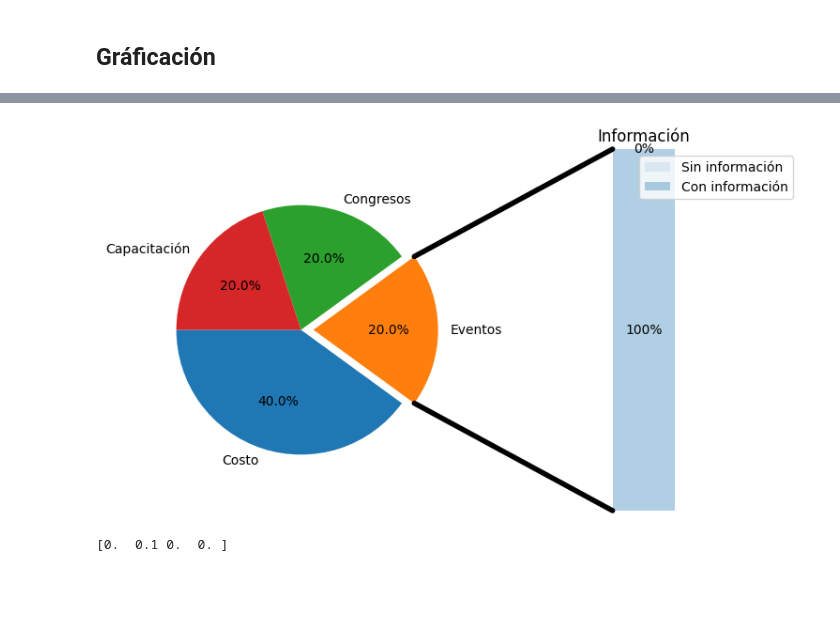
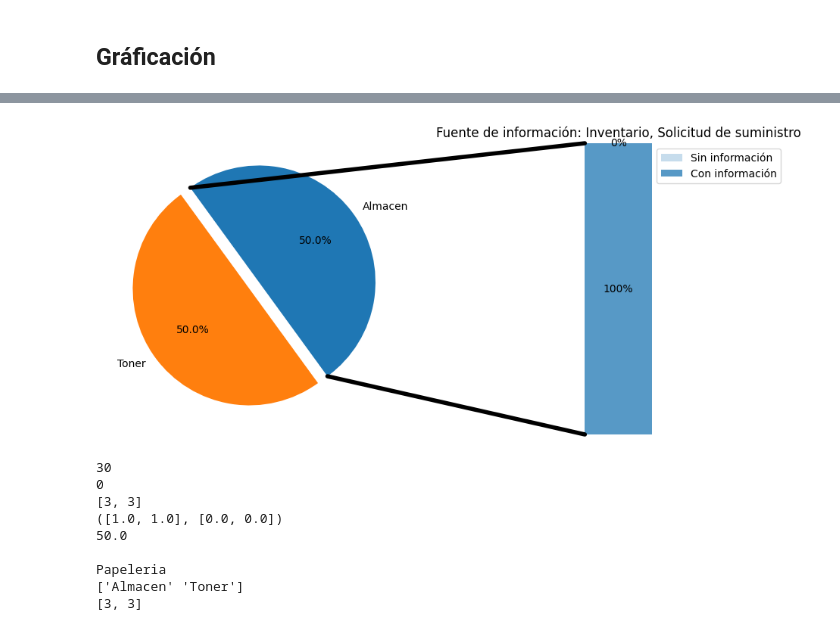
Before and after one commit to BricoBC/dashboard, a Jupyter notebook: main.ipynb, the cells around one changed output, grey strips where cells are left out. Cells and saved outputs as stored; diff of their text form; code cells hidden in the pictures; blank space fills up the shorter version.

```diff
--- a/main.ipynb
+++ b/main.ipynb
@@ -41,7 +41,7 @@ array(['Cap 1000', 'Energía eléctrica', 'Suministro de Agua',
        'Papeleria', 'Alimentos', 'TI'], dtype=object)
 # %%
 #Trabajo unicamente con la categoria de la posicion 3
-category = categories[5]
+category = categories[7]
 # %%
 dashboard['Categoria'] = category
 # %%
@@ -200,10 +202,10 @@ def rotate_figure(i, arr):
 # %%
 from matplotlib.patches import ConnectionPatch
 # make figure and assign axis objects
-fig, (ax1, ax2) = plt.subplots(1, 2, figsize=(9, 5))
+fig, (ax1, ax2) = plt.subplots(1, 2, figsize=(12, 5))
 fig.subplots_adjust(wspace=.1)
 
-i=1
+i=0
 # pie chart parameters
 overall_ratios = valores
 labels = etiquetas
@@ -213,54 +215,73 @@ explode[i] = .1
 angle = - (3.6*rotate_figure(i-1,overall_ratios)/2) -(3.6*rotate_figure(i,overall_ratios) )/2
 wedges, *_ = ax1.pie(overall_ratios, autopct='%1.1f%%', startangle=angle,
                      labels=labels, explode=explode)
+color_rebanada = wedges[i].get_facecolor()
 
 # bar chart parameters
 age_ratios = [percentage(dashboard)[0][i], percentage(dashboard)[1][i]]
 age_labels = ['Con información', 'Sin información']
 bottom = 1
-width = .2
+width = .1
 
 # Adding from the top matches the legend.
 for j, (height, label) in enumerate(reversed([*zip(age_ratios, age_labels)])):
     bottom -= height
-    bc = ax2.bar(0, height, width, bottom=bottom, color='C0', label=label,
-                 alpha=0.1 + 0.25 * j)
+    bc = ax2.bar(0, height, width, bottom=bottom, color=color_rebanada, label=label,
+                 alpha=0.25 + 0.50 * j)
     ax2.bar_label(bc, labels=[f"{height:.0%}"], label_type='center')
 
-ax2.set_title('Información')
+source_info = ', '.join(map(str, dashboard['Source_information']))
+ax2.set_title(f"Fuente de información: {source_info}")
 ax2.legend()
 ax2.axis('off')
 ax2.set_xlim(- 2.5 * width, 2.5 * width)
 
 # use ConnectionPatch to draw lines between the two plots
 theta1, theta2 = wedges[i].theta1, wedges[i].theta2
 center, r = wedges[i].center, wedges[i].r
 bar_height = sum(age_ratios)
 
 # draw top connecting line
 x = r * np.cos(np.pi / 180 * theta2) + center[0]
 y = r * np.sin(np.pi / 180 * theta2) + center[1]
 con = ConnectionPatch(xyA=(-width / 2, bar_height), coordsA=ax2.transData,
                       xyB=(x, y), coordsB=ax1.transData)
 con.set_color([0, 0, 0])
 con.set_linewidth(4)
 ax2.add_artist(con)
 
 # draw bottom connecting line
 x = r * np.cos(np.pi / 180 * theta1) + center[0]
 y = r * np.sin(np.pi / 180 * theta1) + center[1]
 con = ConnectionPatch(xyA=(-width / 2, 0), coordsA=ax2.transData,
                       xyB=(x, y), coordsB=ax1.transData)
 con.set_color([0, 0, 0])
 ax2.add_artist(con)
 con.set_linewidth(4)
 
 plt.show()
 # %% [output]
-[figure, old version]
+[figure, new version]
-# %%
-explode = np.zeros(len(overall_ratios))
-explode[i] = .1
-print(explode)
-# %% [output]
-[0.  0.1 0.  0. ]
+# %%
+
+print(rotate_figure(i,overall_ratios))
+print(i)
+print(overall_ratios)
+print(percentage(dashboard))
+
+print()
+
+print(f"""
+{title}
+{etiquetas}
+{valores} """)
+# %% [output]
+30
+0
+[3, 3]
+([1.0, 1.0], [0.0, 0.0])
+50.0
+
+Papeleria
+['Almacen' 'Toner']
+[3, 3]
```
Also changed, not shown: parts of 9 cells of this notebook, 1 other file.
